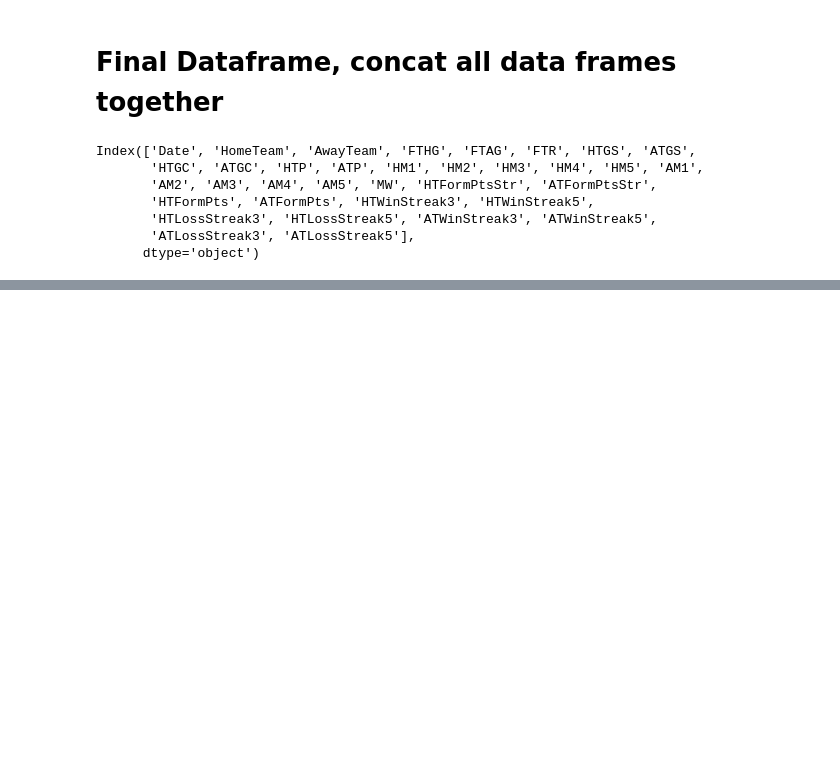
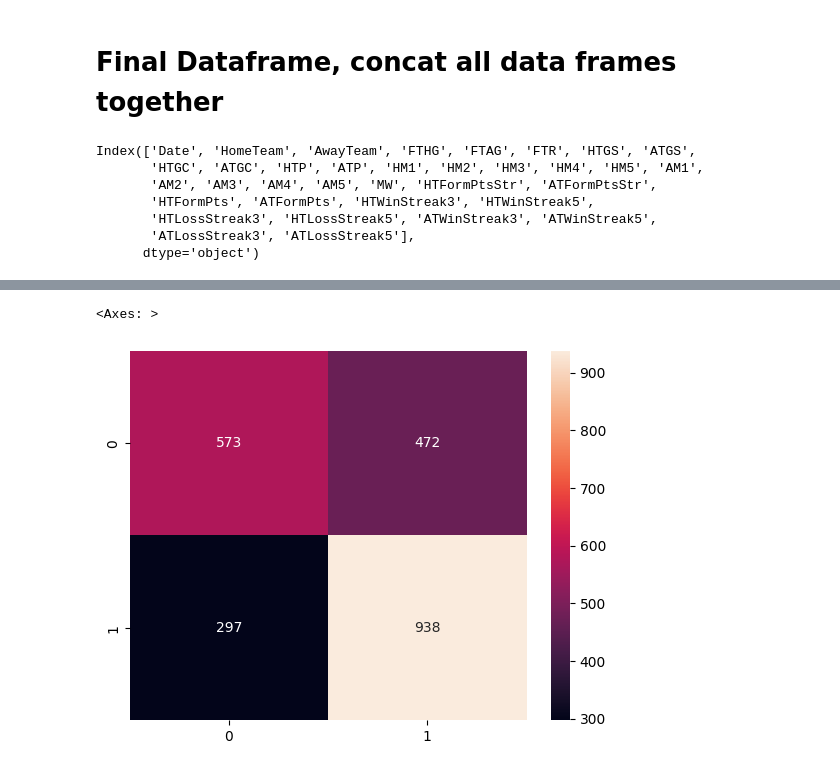
Before and after one commit to alexlopez7498/Premier_League_Predictor, a Jupyter notebook: Cem/Tutorial.ipynb, the cells around one changed output, grey strips where cells are left out. Drawn from its saved outputs; the diff is of its cells as text; code cells hidden in the pictures; blank space fills up the shorter version.

```diff
--- a/Cem/Tutorial.ipynb
+++ b/Cem/Tutorial.ipynb
@@ -680,0 +857,21 @@ print(playing_stat_test.head())
+# %%
+from sklearn.preprocessing import LabelEncoder
+from sklearn.model_selection import train_test_split
+
+# Encode y_all
+le = LabelEncoder()
+y_all_encoded = le.fit_transform(y_all)      # Now labels are 0, 1, 2
+
+# Split using the encoded labels
+X_train, X_test, y_train, y_test = train_test_split(
+    X_all,
+    y_all_encoded,
+    test_size=0.3,
+    random_state=2,
+    stratify=y_all_encoded
+)
+# %%
+# Fitting Logistic Regression to the Training set
+from sklearn.linear_model import LogisticRegression
+classifier = LogisticRegression(random_state = 0)
+classifier.fit(X_train, y_train)
@@ -680,0 +887,11 @@ print(playing_stat_test.head())
+# %%
+Y_pred = classifier.predict(X_test)
+# %%
+# Making the Confusion Matrix
+from sklearn.metrics import confusion_matrix, classification_report
+cm = confusion_matrix(y_test, Y_pred)
+# %%
+sns.heatmap(cm, annot=True,fmt='d')
+# %% [output]
+<Axes: >
+[figure, added]
```
Also changed, not shown: parts of 25 cells of this notebook, 2 other files.
